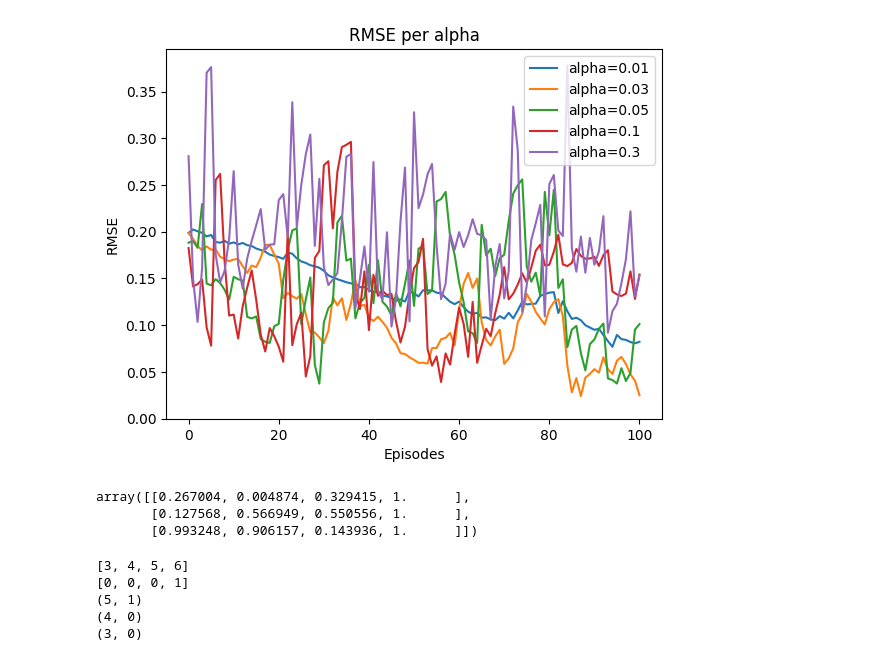
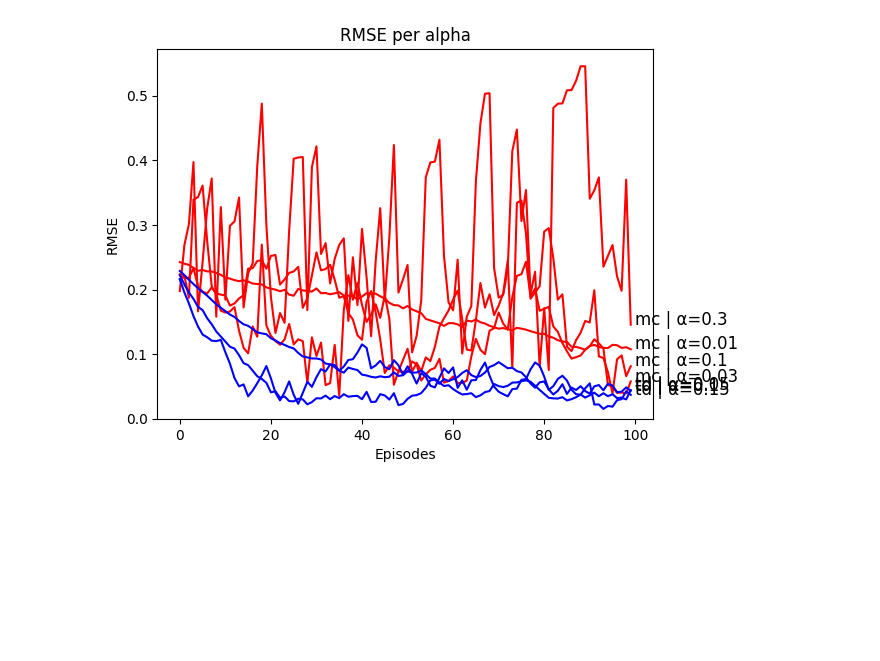
Before and after one commit to ionymikler/marl_journey, a Jupyter notebook: model_free/random_walk.ipynb, the cells around one changed output. Saved outputs shown, nothing was run; the diff lists cells and outputs as text; code cells hidden in the pictures; blank space fills up the shorter version.

```diff
--- a/model_free/random_walk.ipynb
+++ b/model_free/random_walk.ipynb
@@ -152,3 +81,0 @@ for episode in range(N_EPISODES):
-# %%
-for results in all_results:
-    print(results['alpha'])
@@ -160,0 +133,25 @@ for results in all_results:
+# %%
+all_results = {'mc':{}, 'td':{}}
+# plot_state_values(state_values=get_init_values()[1:-1], label='init values', color='r')
+# plot_state_values(state_values=true_values[1:-1], label='true values', color='g')
+
+
+n_episodes = 100
+gamma =1.0
+
+# Run the estimation
+ALPHAS_MC = [0.01,0.03,0.1,0.3]
+# ALPHAS_MC = [0.01]
+ALPHAS_TD = [0.05,0.1,0.15]
+# ALPHAS_TD = [0.05]
+ALPHAS = {'mc': ALPHAS_MC, 'td': ALPHAS_TD}
+
+for method in ['mc', 'td']:
+    for alpha in ALPHAS[method]:
+        init_values = get_init_values()
+        state_values, results = estimate_values(method, init_values, n_episodes, alpha, gamma)
+        all_results[method][results['alpha']] = results['rmse']
+# %%
+for method, results in all_results.items():
+    for alpha, rmse in results.items():
+        print(f'method: {method}| alpha: {alpha}, RMSE={rmse[-1]}')
@@ -161,29 +166,21 @@ for results in all_results:
 # %%
 # plot RMSE per alpha
-for result in all_results:
-    plt.plot(result['rmse'], label=f"alpha={result['alpha']}")
+method_colors = {'mc':'r', 'td':'b'}
+plt.figure()
+for method, results in all_results.items():
+    for alpha, rmse in results.items():
+        # if method == 'mc':
+        #     continue
+        plt.plot(rmse, color=method_colors[method])
+        # plt.plot(rmse)
+        label = f"{method} | α={alpha}"
+        plt.text(len(rmse), rmse[len(rmse)-1], label, fontsize=12, color='k')
+
 plt.xlabel('Episodes')
 plt.ylabel('RMSE')
 plt.ylim(0)
 plt.title('RMSE per alpha')
-plt.legend()
+# plt.legend()
 plt.show()
 # %% [output]
-[figure, old version]
+[figure, new version]
-# %%
-colors
-# %% [output]
-array([[0.267004, 0.004874, 0.329415, 1.      ],
-       [0.127568, 0.566949, 0.550556, 1.      ],
-       [0.993248, 0.906157, 0.143936, 1.      ]])
-# %%
-print(trajectory)
-print(episode_rewards)
-for St, Rtp1 in zip(reversed(trajectory[:-1]), reversed(episode_rewards)):
-    print(St)
-# %% [output]
-[3, 4, 5, 6]
-[0, 0, 0, 1]
-(5, 1)
-(4, 0)
-(3, 0)
```
Also changed, not shown: parts of 7 cells of this notebook.
